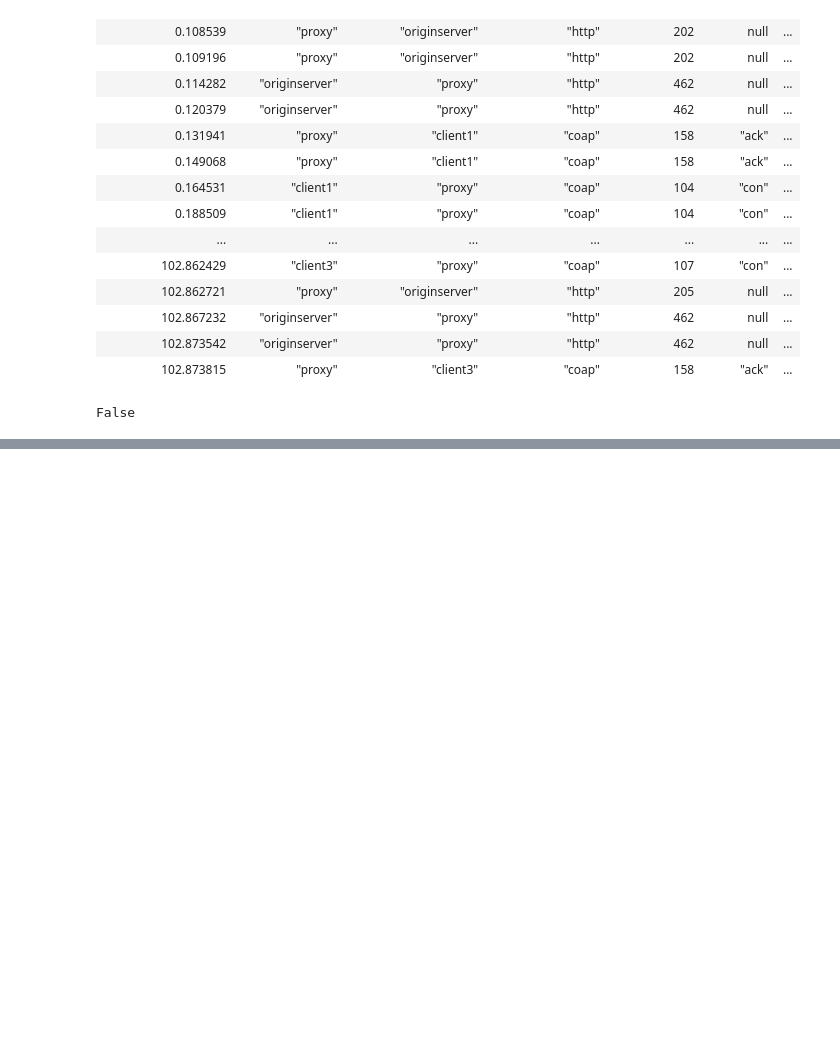
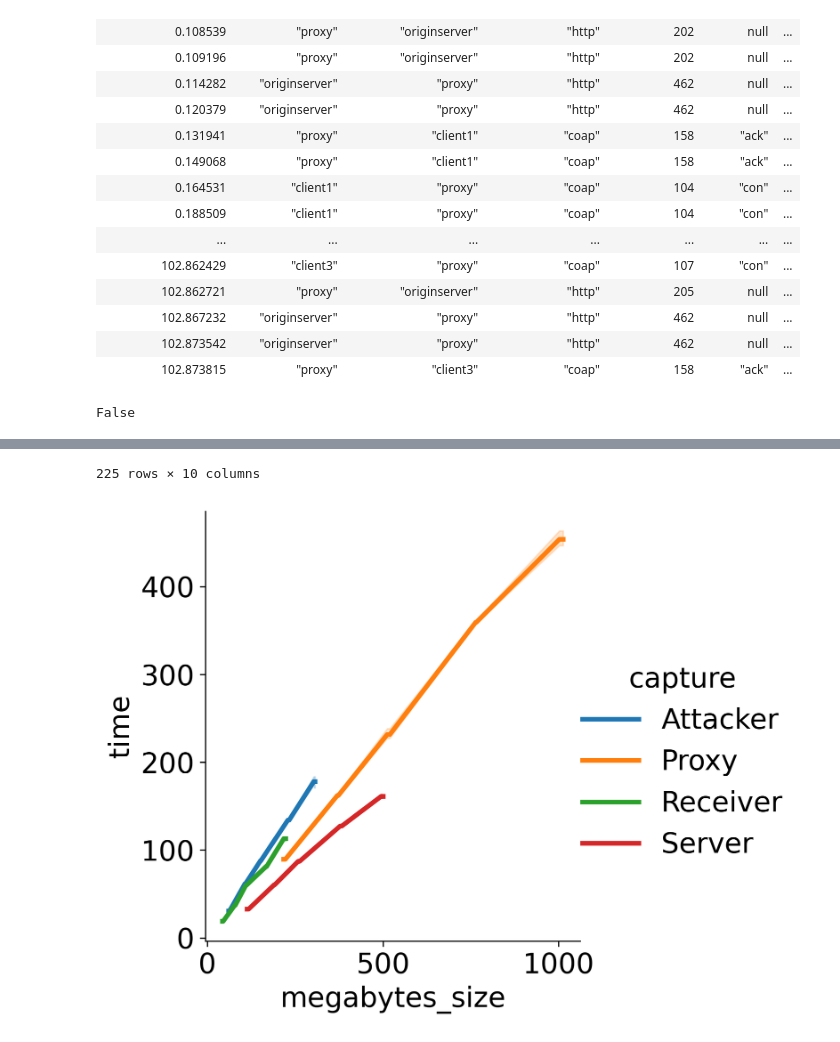
Before and after one commit to amirfarhat/dos-californium, a Jupyter notebook: notebooks/polars_multi_send_to_db_play.ipynb, the cells around one changed output, grey strips where cells are left out. Drawn from its saved outputs; the diff is of its cells as text; code cells hidden in the pictures; blank space fills up the shorter version.

```diff
--- a/notebooks/polars_multi_send_to_db_play.ipynb
+++ b/notebooks/polars_multi_send_to_db_play.ipynb
@@ -394,0 +1037,11 @@ False
+# %%
+sns.relplot(
+  kind="line",
+  data=sdf[sdf["capture"] != "Client"],
+  x="megabytes_size",
+  y="time",
+  hue="capture",
+)
+
+sdf
+# %% [output]
@@ -394,0 +1060,2 @@ False
+225 rows × 10 columns
+[figure, added]
```
Also changed, not shown: parts of 19 cells of this notebook, 14 other files.
